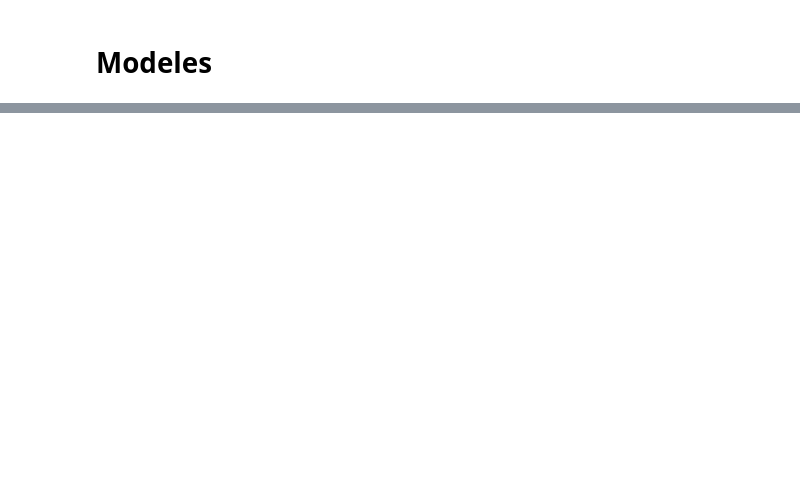
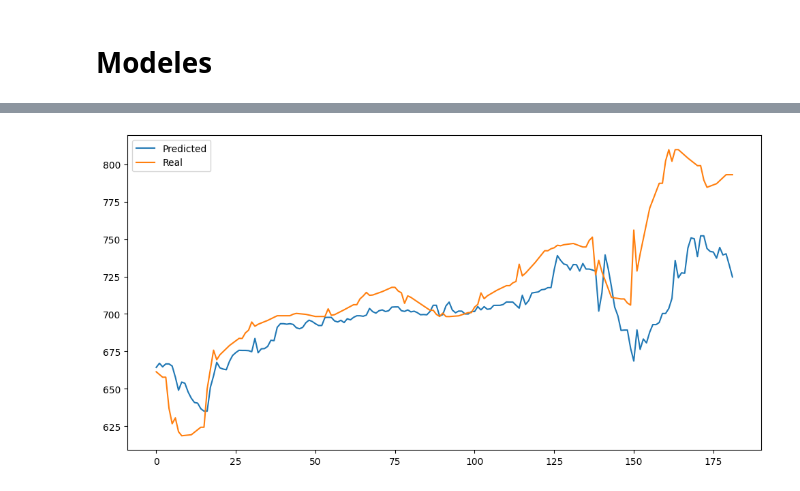
Before and after one commit to gcolpari/STOCKMARKET_PREDICTION-, a Jupyter notebook: Prediction.ipynb, the cells around one changed output, grey strips where cells are left out. Saved outputs shown, nothing was run; the diff lists cells and outputs as text; code cells hidden in the pictures; blank space fills up the shorter version.

```diff
--- a/Prediction.ipynb
+++ b/Prediction.ipynb
@@ -1476,0 +477,3 @@ Ainsi, cette comparaison montre que l’augmentation du nombre de variables ne g
+# %%
+plot_prediction_test(wg_linear,model)
+# %% [output]
@@ -1476,0 +481 @@ Ainsi, cette comparaison montre que l’augmentation du nombre de variables ne g
+[figure, added]
```
Also changed, not shown: parts of 137 cells of this notebook, 1 other file.
